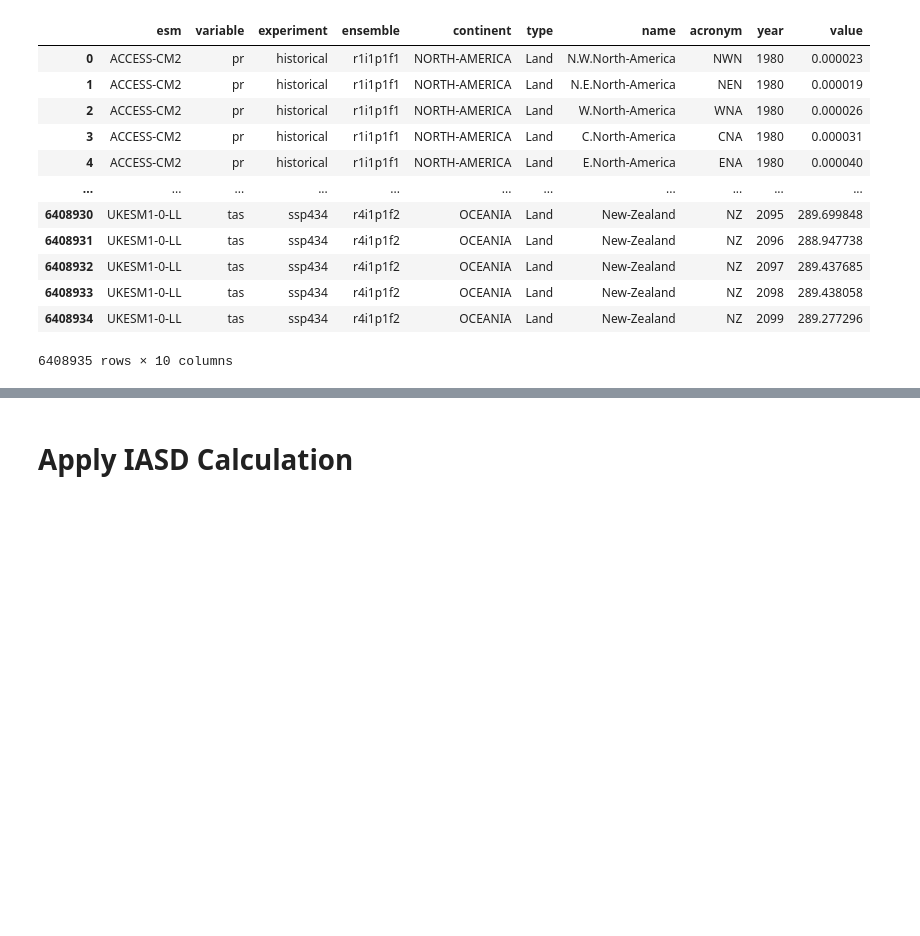
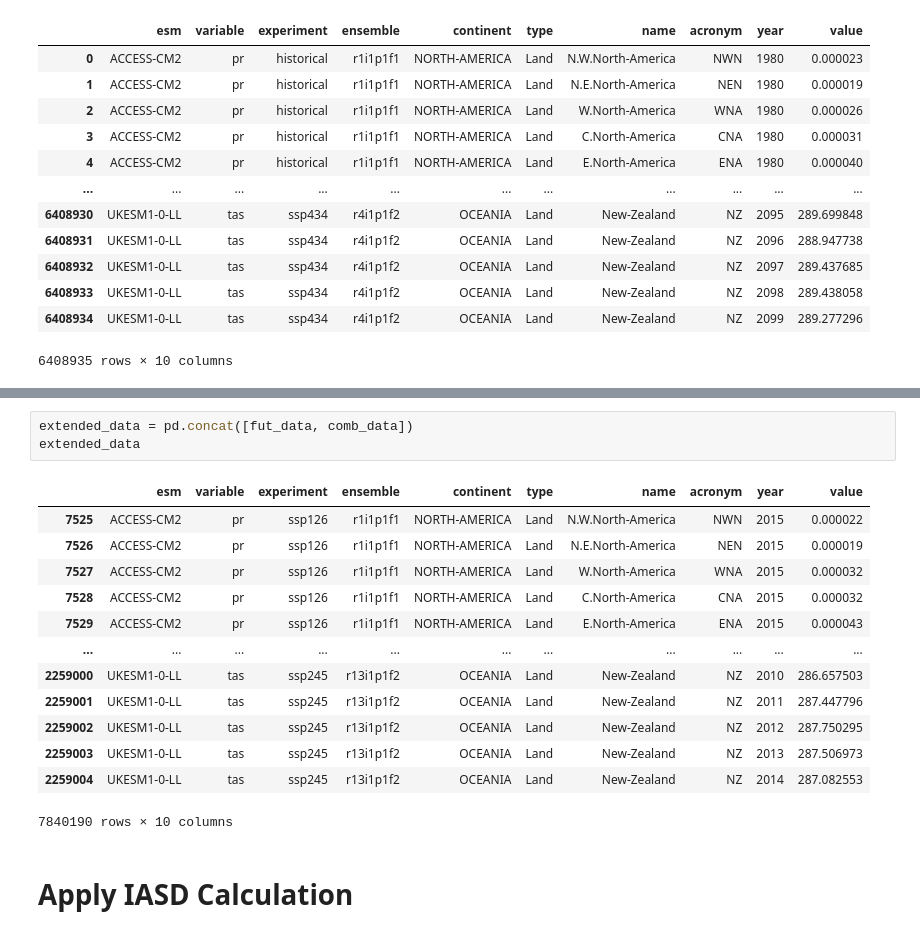
Before and after one commit to JGCRI/stitches_in_r, a Jupyter notebook: R/inst/shinyApp/python_curation/metric_calc.ipynb, the cells around one changed output, grey strips where cells are left out. Saved outputs shown, nothing was run; the diff lists cells and outputs as text; blank space fills up the shorter version.

```diff
--- a/R/inst/shinyApp/python_curation/metric_calc.ipynb
+++ b/R/inst/shinyApp/python_curation/metric_calc.ipynb
@@ -205,3 +228,20 @@ full_data_non_nan_full_ts
+# %%
+extended_data = pd.concat([fut_data, comb_data])
+extended_data
+# %% [output]
+|  | esm | variable | experiment | ensemble | continent | type | name | acronym | year | value |
+| 7525 | ACCESS-CM2 | pr | ssp126 | r1i1p1f1 | NORTH-AMERICA | Land | N.W.North-America | NWN | 2015 | 0.000022 |
+| 7526 | ACCESS-CM2 | pr | ssp126 | r1i1p1f1 | NORTH-AMERICA | Land | N.E.North-America | NEN | 2015 | 0.000019 |
+| 7527 | ACCESS-CM2 | pr | ssp126 | r1i1p1f1 | NORTH-AMERICA | Land | W.North-America | WNA | 2015 | 0.000032 |
+| 7528 | ACCESS-CM2 | pr | ssp126 | r1i1p1f1 | NORTH-AMERICA | Land | C.North-America | CNA | 2015 | 0.000032 |
+| 7529 | ACCESS-CM2 | pr | ssp126 | r1i1p1f1 | NORTH-AMERICA | Land | E.North-America | ENA | 2015 | 0.000043 |
+| ... | ... | ... | ... | ... | ... | ... | ... | ... | ... | ... |
+| 2259000 | UKESM1-0-LL | tas | ssp245 | r13i1p1f2 | OCEANIA | Land | New-Zealand | NZ | 2010 | 286.657503 |
+| 2259001 | UKESM1-0-LL | tas | ssp245 | r13i1p1f2 | OCEANIA | Land | New-Zealand | NZ | 2011 | 287.447796 |
+| 2259002 | UKESM1-0-LL | tas | ssp245 | r13i1p1f2 | OCEANIA | Land | New-Zealand | NZ | 2012 | 287.750295 |
+| 2259003 | UKESM1-0-LL | tas | ssp245 | r13i1p1f2 | OCEANIA | Land | New-Zealand | NZ | 2013 | 287.506973 |
+| 2259004 | UKESM1-0-LL | tas | ssp245 | r13i1p1f2 | OCEANIA | Land | New-Zealand | NZ | 2014 | 287.082553 |
+7840190 rows × 10 columns
 # %% [markdown]
 # Apply IASD Calculation
 # %%
```
Also changed, not shown: parts of 14 cells of this notebook, 1 other file.
